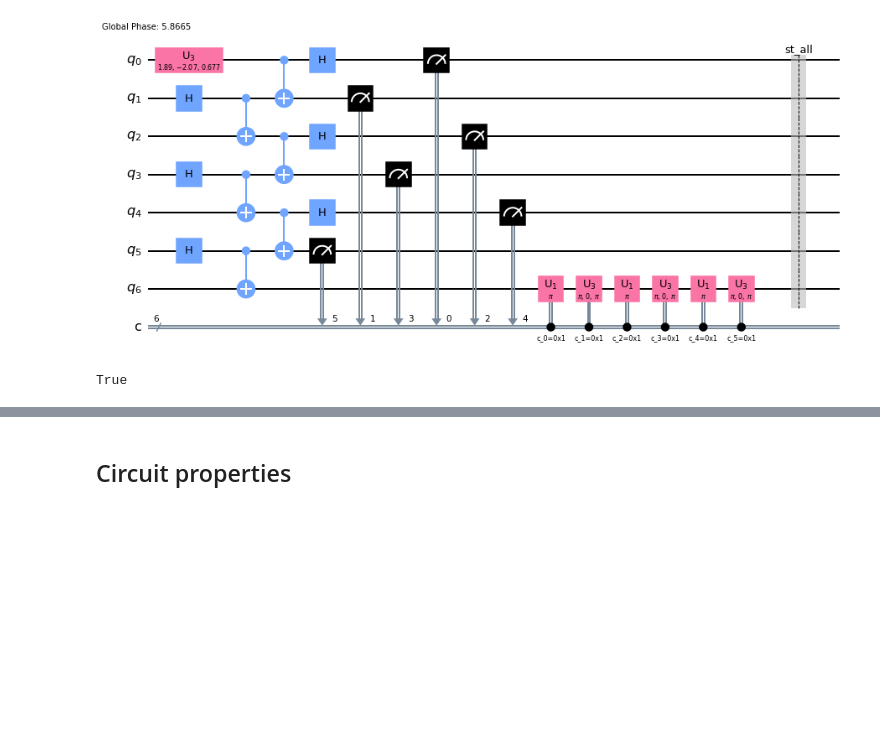
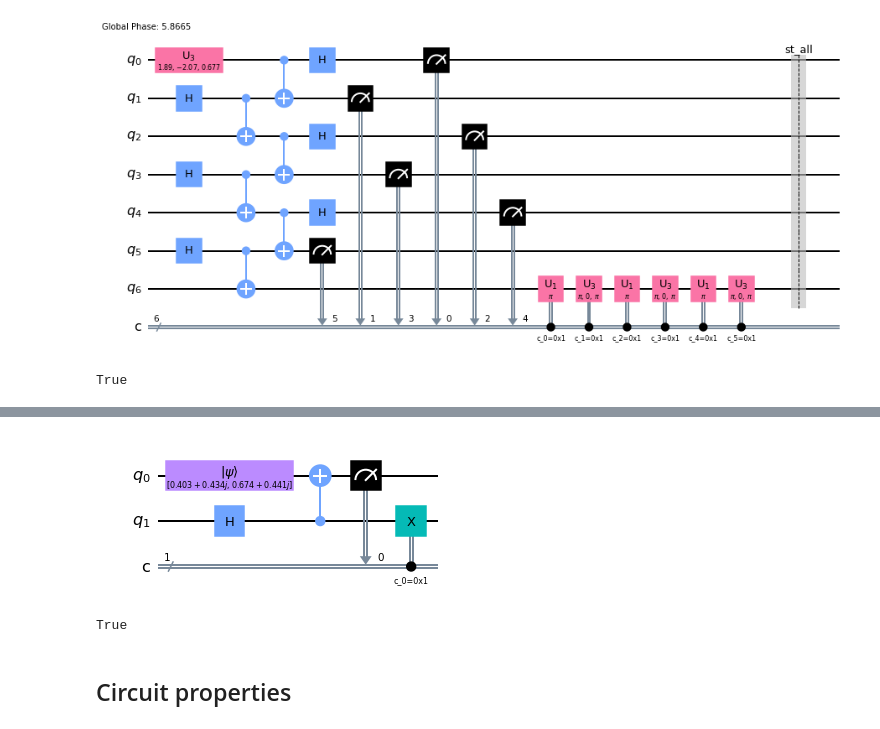
Before and after one commit to IBM-Quantum-Technical-Enablement/yonsei-2022, a Jupyter notebook: Day-1/Basic-circuit-construction.ipynb, the cells around one changed output, grey strips where cells are left out. Saved outputs shown, nothing was run; the diff lists cells and outputs as text; code cells hidden in the pictures; blank space fills up the shorter version.

```diff
--- a/Day-1/Basic-circuit-construction.ipynb
+++ b/Day-1/Basic-circuit-construction.ipynb
@@ -630,5 +682,48 @@ To implement the conditional gate in Qiskit, you need to apply the method `c_if`
 # %%
-## your code goes here
+my_telep = QuantumCircuit(2)
+
+# # Initialize
+# my_telep.append(random_unitary(2), [0]) # for Alice's qubit
+# my_telep.h(1) # for Bob's qubit
+
+# Initialize (alternative way)
+vec = np.random.rand(4)
+st_alice = [vec[0]+1j*vec[1], vec[2]+1j*vec[3]]
+st_alice /= la.norm(st_alice)
+my_telep.initialize(st_alice, 0)
+my_telep.h(1)
+
+# Obtain the density matrix for q0 (to check the teleportation result later)
+dm0 = DensityMatrix(my_telep)
+dm_orig_alice = partial_trace(dm0, [1])
+
+# CNOT operation
+my_telep.cx(1, 0)
+
+# measure q0 (Alice's qubit) and apply a gate on q1 (Bob's qubit)
+# conditioned on the meausrement value.
+
+c = ClassicalRegister(1, 'c')
+my_telep.add_register(c)
+my_telep.measure(0, 0)
+my_telep.x(1).c_if(c[0], 1)
+
+my_telep.draw('mpl')
+# %% [output]
+[figure, added]
+# %%
+# simulate the circuit
+my_telep.snapshot('st_all')
+my_telep_trans = transpile(my_telep, backend)
+result = backend.run(my_telep).result()
+data_all = result.data()['snapshots']['statevector']
+dm1 = DensityMatrix(data_all['st_all'][0])
+dm_telep_bob = partial_trace(dm1, [0])
+
+# check density matrix for q1
+print(dm_orig_alice == dm_telep_bob)
+# %% [output]
+True
 # %% [markdown]
 ## Circuit properties
 # %% [markdown]
```
Also changed, not shown: parts of 26 cells of this notebook, 3 other files.
